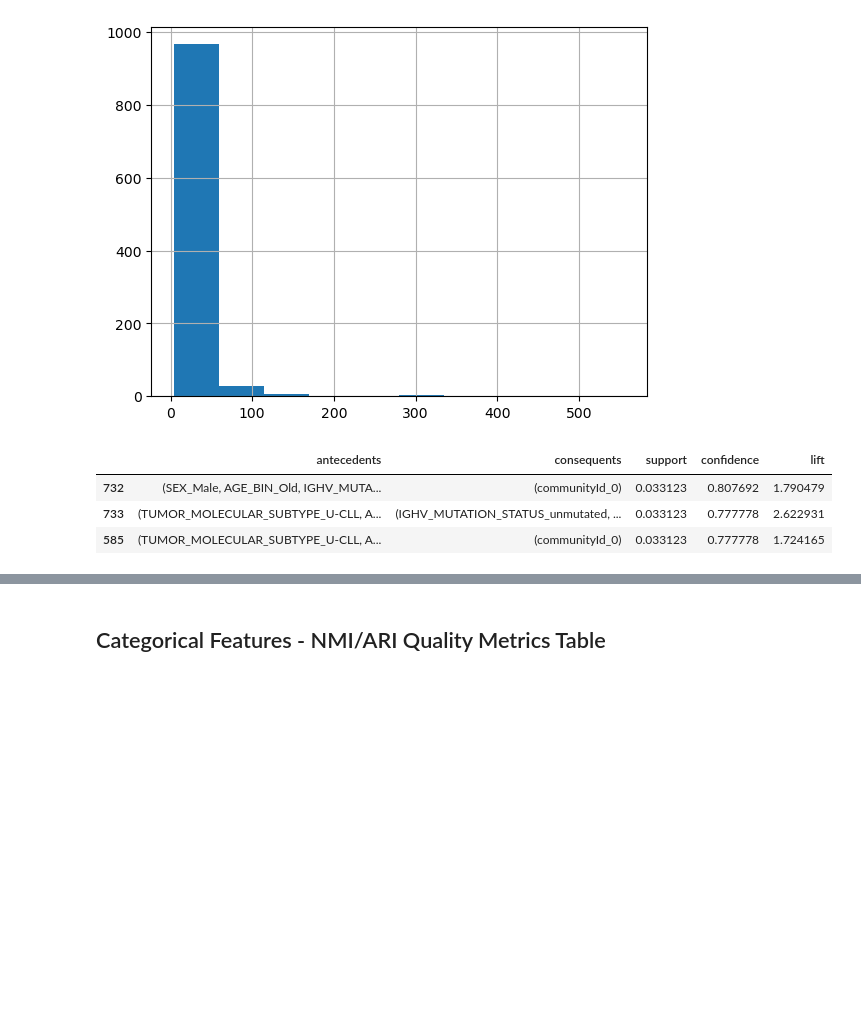
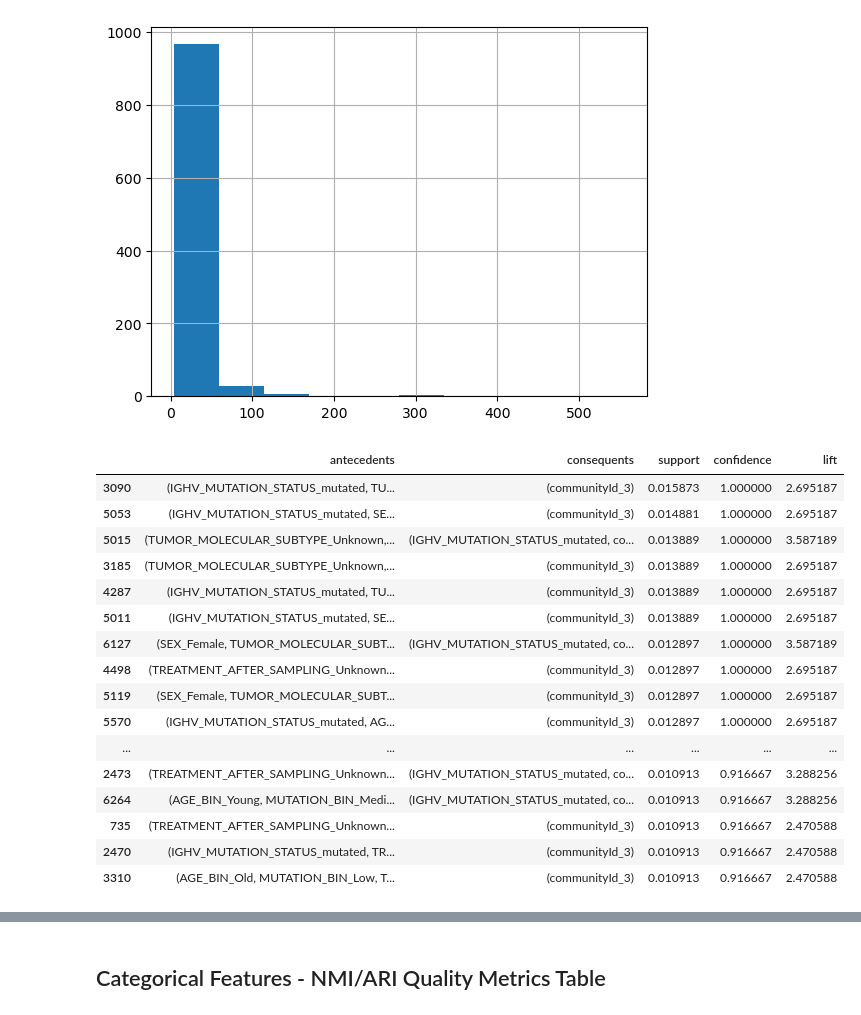
Before and after one commit to MahikaJaguste/msc-thesis, a Jupyter notebook: patient_community_project/analysis/decision_tree.ipynb, the cells around one changed output, grey strips where cells are left out. Drawn from its saved outputs; the diff is of its cells as text; code cells hidden in the pictures; blank space fills up the shorter version.

Commit message:
storing rules, added treatment in rules

```diff
--- a/patient_community_project/analysis/decision_tree.ipynb
+++ b/patient_community_project/analysis/decision_tree.ipynb
@@ -367,40 +376,6 @@ df['MUTATION_COUNT'].hist()
 <Axes: >
 [figure]
 # %%
-# import pandas as pd
-# from mlxtend.frequent_patterns import apriori, association_rules
-
-# # Assume patient_df is already loaded
-# # Step 1: Handle missing values
-# dfdf = patient_df.copy(deep=True)
-# dfdf = dfdf.dropna(subset=['AGE_SAMPLING', 'IGHV_MUTATION_STATUS', 'CLL_EPITYPE',
-#                            'TUMOR_MOLECULAR_SUBTYPE', 'MUTATION_COUNT', 'SEX', 'communityId'])
-# dfdf = dfdf[dfdf['CLL_EPITYPE'] != 'unclassified']
-# print(dfdf.shape)
-
-# # Step 2: Bin numerical features
-# dfdf['AGE_BIN'] = pd.cut(dfdf['AGE_SAMPLING'], bins=[0, 50, 65, 100], labels=['Young', 'Middle', 'Old'])
-# dfdf['MUTATION_BIN'] = pd.cut(dfdf['MUTATION_COUNT'], bins=[-1, 10, 30, 1000], labels=['Low', 'Medium', 'High'])
-#
-
-# # Step 3: Encode categorical variables into transaction format
-# transactions = dfdf[['AGE_BIN', 'MUTATION_BIN', 'IGHV_MUTATION_STATUS', 'CLL_EPITYPE',
-#                      'TUMOR_MOLECULAR_SUBTYPE', 'SEX', 'communityId']]
-
-# # Convert to one-hot encoding
-# encoded_df = pd.get_dummies(transactions)
-
-# # Step 4: Apply Apriori algorithm
-# frequent_itemsets = apriori(encoded_df, min_support=0.02, use_colnames=True)
-
-# # Step 5: Generate association rules with communityId as consequent
-# rules = association_rules(frequent_itemsets, metric="confidence", min_threshold=0.65)
-# rules = rules[rules['consequents'].apply(lambda x: any('communityId_' in item for item in x))]
-
-# # Step 6: Sort and display top rules
-# top_rules = rules.sort_values(by=['confidence', 'lift'], ascending=False)
-# top_rules[['antecedents', 'consequents', 'support', 'confidence', 'lift']].head(50)
-
 import pandas as pd
 from mlxtend.frequent_patterns import apriori, association_rules
 
@@ -413,11 +388,17 @@ dfdf['communityId'] = dfdf['communityId'].astype(str)
 # dfdf = dfdf[dfdf['communityId'] != '3']
 
 # Step 1: Replace missing values with 'Unknown' for categorical columns
-categorical_cols = ['IGHV_MUTATION_STATUS', 'CLL_EPITYPE', 'TUMOR_MOLECULAR_SUBTYPE', 'SEX', 'communityId',
-                    'KRAS', 'BRAF', 'POT1',
-       'CHD2', 'XPO1', 'CSMD1', 'SF3B1', 'ZFHX4', 'EGR2', 'ZMYM3', 'PCLO',
-       'USH2A', 'FAT1', 'KLHL6', 'MYD88', 'NOTCH1', 'AHNAK', 'ATM', 'LRP1B',
-       'CSMD3', 'MUC16', 'TTN', 'TP53']
+categorical_cols = [
+    'IGHV_MUTATION_STATUS',
+    'CLL_EPITYPE', 'TUMOR_MOLECULAR_SUBTYPE',
+    'SEX',
+    'TREATMENT_AFTER_SAMPLING',
+    'communityId',
+    'SF3B1',
+    'TP53',
+                    'POT1', 'CSMD1', 'ZMYM3', 'PCLO',  'MYD88', 'NOTCH1',  'ATM', 'TTN',
+                    'KRAS', 'BRAF', 'CHD2', 'XPO1', 'ZFHX4', 'EGR2', 'USH2A', 'FAT1', 'KLHL6', 'AHNAK', 'LRP1B', 'CSMD3', 'MUC16'
+                ]
 for col in categorical_cols:
     dfdf[col] = dfdf[col].fillna('Unknown')
 
@@ -428,46 +409,63 @@ dfdf['CLL_EPITYPE'] = dfdf['CLL_EPITYPE'].replace('unclassified', 'Unknown')
 def bin_age(age):
     if pd.isna(age):
         return 'Unknown'
-    elif age <= 50:
+    elif age <= 60:
         return 'Young'
-    elif age <= 65:
+    elif age <= 70:
         return 'Middle'
     else:
         return 'Old'
 
 def bin_mutation_count(count):
     if pd.isna(count):
         return 'Unknown'
-    elif count <= 10:
+    elif count <= 20:
         return 'Low'
     elif count <= 30:
         return 'Medium'
     else:
         return 'High'
 
 dfdf['AGE_BIN'] = dfdf['AGE_SAMPLING'].apply(bin_age)
 dfdf['MUTATION_BIN'] = dfdf['MUTATION_COUNT'].apply(bin_mutation_count)
 
 # Step 3: Encode categorical variables into transaction format
-transactions = dfdf[['AGE_BIN', 'MUTATION_BIN'] + categorical_cols]
+transactions = dfdf[
+    ['AGE_BIN', 'MUTATION_BIN'] +
+    categorical_cols
+    ]
+og_transactions = transactions.copy(deep=True)
 
 # Convert to one-hot encoding
 encoded_df = pd.get_dummies(transactions)
 
 # Step 4: Apply Apriori algorithm
-frequent_itemsets = apriori(encoded_df, min_support=0.02, use_colnames=True)
+frequent_itemsets = apriori(encoded_df, min_support=0.01, use_colnames=True)
 
 # Step 5: Generate association rules with communityId as consequent
 rules = association_rules(frequent_itemsets, metric="confidence", min_threshold=0.75)
 rules = rules[rules['consequents'].apply(lambda x: any('communityId_' in item for item in x))]
 
 # Step 6: Sort and display top rules
-top_rules = rules.sort_values(by=['confidence', 'lift'], ascending=False)
+top_rules = rules.sort_values(by=['confidence', 'support', 'lift'], ascending=False)
 display(top_rules[['antecedents', 'consequents', 'support', 'confidence', 'lift']].head(50))
 
-top_rules[['antecedents', 'consequents', 'support', 'confidence']].to_csv("./rules.csv")
+# top_rules[['antecedents', 'consequents', 'support', 'confidence']].to_csv("./rules.csv")
 # %% [output]
 |  | antecedents | consequents | support | confidence | lift |
-| 732 | (SEX_Male, AGE_BIN_Old, IGHV_MUTA... | (communityId_0) | 0.033123 | 0.807692 | 1.790479 |
-| 733 | (TUMOR_MOLECULAR_SUBTYPE_U-CLL, A... | (IGHV_MUTATION_STATUS_unmutated, ... | 0.033123 | 0.777778 | 2.622931 |
-| 585 | (TUMOR_MOLECULAR_SUBTYPE_U-CLL, A... | (communityId_0) | 0.033123 | 0.777778 | 1.724165 |
+| 3090 | (IGHV_MUTATION_STATUS_mutated, TU... | (communityId_3) | 0.015873 | 1.000000 | 2.695187 |
+| 5053 | (IGHV_MUTATION_STATUS_mutated, SE... | (communityId_3) | 0.014881 | 1.000000 | 2.695187 |
+| 5015 | (TUMOR_MOLECULAR_SUBTYPE_Unknown,... | (IGHV_MUTATION_STATUS_mutated, co... | 0.013889 | 1.000000 | 3.587189 |
+| 3185 | (TUMOR_MOLECULAR_SUBTYPE_Unknown,... | (communityId_3) | 0.013889 | 1.000000 | 2.695187 |
+| 4287 | (IGHV_MUTATION_STATUS_mutated, TU... | (communityId_3) | 0.013889 | 1.000000 | 2.695187 |
+| 5011 | (IGHV_MUTATION_STATUS_mutated, SE... | (communityId_3) | 0.013889 | 1.000000 | 2.695187 |
+| 6127 | (SEX_Female, TUMOR_MOLECULAR_SUBT... | (IGHV_MUTATION_STATUS_mutated, co... | 0.012897 | 1.000000 | 3.587189 |
+| 4498 | (TREATMENT_AFTER_SAMPLING_Unknown... | (communityId_3) | 0.012897 | 1.000000 | 2.695187 |
+| 5119 | (SEX_Female, TUMOR_MOLECULAR_SUBT... | (communityId_3) | 0.012897 | 1.000000 | 2.695187 |
+| 5570 | (IGHV_MUTATION_STATUS_mutated, AG... | (communityId_3) | 0.012897 | 1.000000 | 2.695187 |
+| ... | ... | ... | ... | ... | ... |
+| 2473 | (TREATMENT_AFTER_SAMPLING_Unknown... | (IGHV_MUTATION_STATUS_mutated, co... | 0.010913 | 0.916667 | 3.288256 |
+| 6264 | (AGE_BIN_Young, MUTATION_BIN_Medi... | (IGHV_MUTATION_STATUS_mutated, co... | 0.010913 | 0.916667 | 3.288256 |
+| 735 | (TREATMENT_AFTER_SAMPLING_Unknown... | (communityId_3) | 0.010913 | 0.916667 | 2.470588 |
+| 2470 | (IGHV_MUTATION_STATUS_mutated, TR... | (communityId_3) | 0.010913 | 0.916667 | 2.470588 |
+| 3310 | (AGE_BIN_Old, MUTATION_BIN_Low, T... | (communityId_3) | 0.010913 | 0.916667 | 2.470588 |
```
Also changed, not shown: parts of 15 cells of this notebook.
